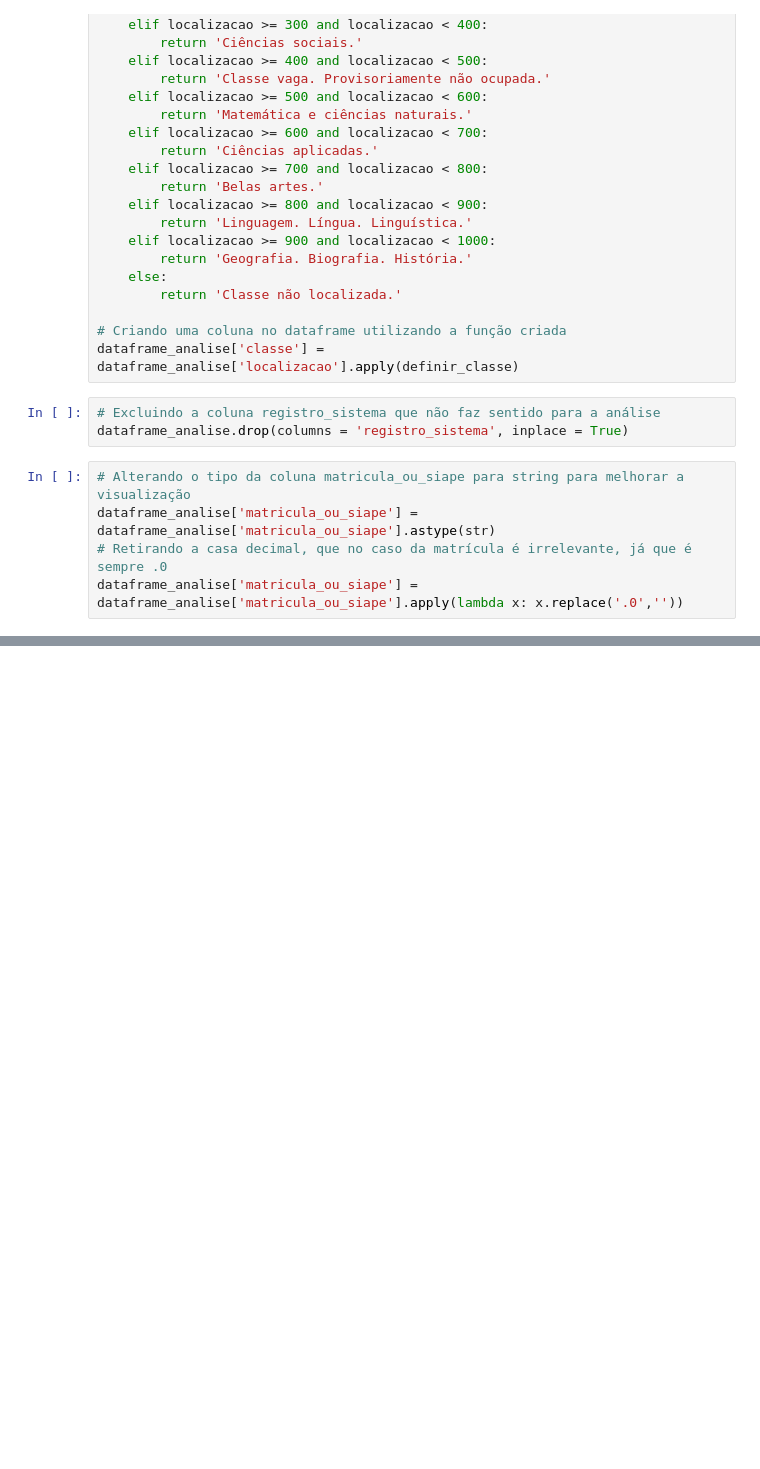
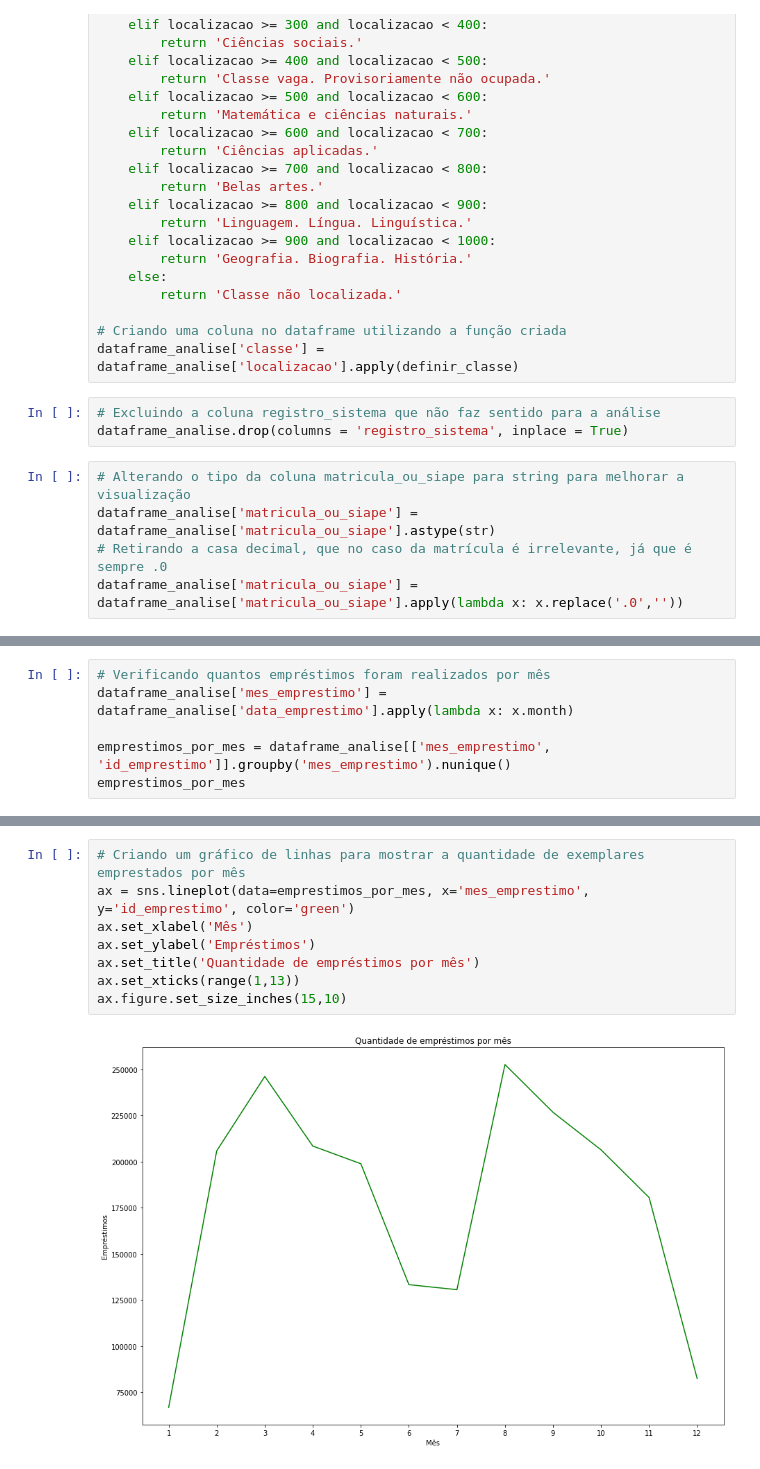
Before and after one commit to LucasMunarolo/Analise-Dados, a Jupyter notebook: EmprestimosBiblioteca.ipynb, the cells around one changed output, grey strips where cells are left out. Cells and saved outputs as stored; diff of their text form; blank space fills up the shorter version.

```diff
--- a/EmprestimosBiblioteca.ipynb
+++ b/EmprestimosBiblioteca.ipynb
@@ -266,0 +335,6 @@ dataframe_analise.head()
+# %%
+# Verificando quantos empréstimos foram realizados por mês
+dataframe_analise['mes_emprestimo'] = dataframe_analise['data_emprestimo'].apply(lambda x: x.month)
+
+emprestimos_por_mes = dataframe_analise[['mes_emprestimo', 'id_emprestimo']].groupby('mes_emprestimo').nunique()
+emprestimos_por_mes
@@ -266,0 +356,10 @@ dataframe_analise.head()
+# %%
+# Criando um gráfico de linhas para mostrar a quantidade de exemplares emprestados por mês
+ax = sns.lineplot(data=emprestimos_por_mes, x='mes_emprestimo', y='id_emprestimo', color='green')
+ax.set_xlabel('Mês')
+ax.set_ylabel('Empréstimos')
+ax.set_title('Quantidade de empréstimos por mês')
+ax.set_xticks(range(1,13))
+ax.figure.set_size_inches(15,10)
+# %% [output]
+[figure, added]
```
Also changed, not shown: parts of 12 cells of this notebook.
